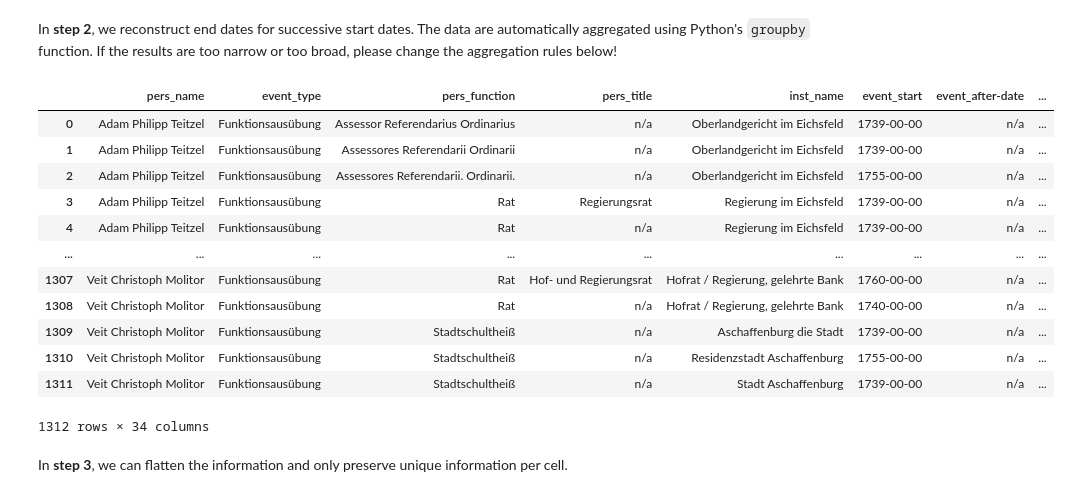
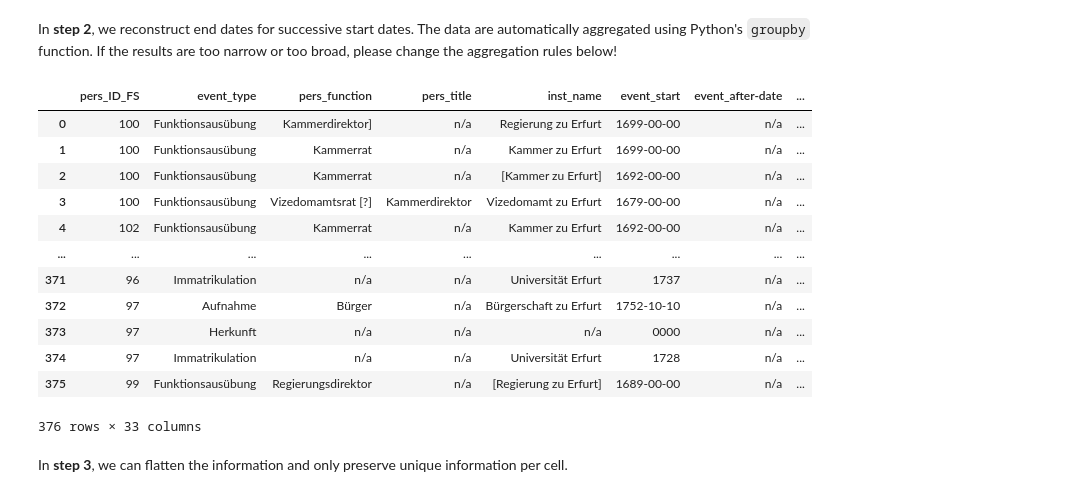
Before and after one commit to ieg-dhr/DigiKAR, a Jupyter notebook: JupyterNotebooks_DigiKAR/Factoids_Step2c_VerticalConsolidation_Staatskalender.ipynb, the cells around one changed output. Cells and saved outputs as stored; diff of their text form; code cells hidden in the pictures.

```diff
--- a/JupyterNotebooks_DigiKAR/Factoids_Step2c_VerticalConsolidation_Staatskalender.ipynb
+++ b/JupyterNotebooks_DigiKAR/Factoids_Step2c_VerticalConsolidation_Staatskalender.ipynb
@@ -51,7 +51,8 @@ factoid_paths=["https://github.com/ieg-dhr/DigiKAR/raw/main/Sample%20Data/Factoi
                "https://github.com/ieg-dhr/DigiKAR/raw/main/Sample%20Data/FactoidList_1756er_Staatskalender_Meta_final_TEST-MB_FS1.xlsx",
                "https://github.com/ieg-dhr/DigiKAR/raw/main/Sample%20Data/FactoidList_1756er_Staatskalender_Meta_final_TEST-MB_FS2.xlsx",
                "https://github.com/ieg-dhr/DigiKAR/raw/main/Sample%20Data/FactoidList_1756er_Staatskalender_Meta_final_TEST-MB_FS3.xlsx",
-               "https://github.com/ieg-dhr/DigiKAR/raw/main/Sample%20Data/FactoidList_1756er_Staatskalender_Meta_final_TEST-MB_FS4.xlsx"
+               "https://github.com/ieg-dhr/DigiKAR/raw/main/Sample%20Data/FactoidList_1756er_Staatskalender_Meta_final_TEST-MB_FS4.xlsx",
+               "https://github.com/ieg-dhr/DigiKAR/raw/main/Sample%20Data/FactoidList_Erfassung_Erfurt_Master_2022-11-11_Kopie.xlsx"
                ]
 
 # define dataframe for final output
@@ -107,12 +108,13 @@ column_names = ["factoid_ID",
                 "source_site"]
 
 df2 = f_unique.reindex(columns=column_names)
-df2.fillna('n/a', inplace=True)
 
 # populate some of the empty columns with data
 
 df2.loc[:, "event_end"] = df2["event_start"]
-df2.loc[:, "event_type"] = ["Funktionsausübung"] * 31414
+#df2.loc[:, "event_type"] = ["Funktionsausübung"] * 37400 # add new column with standard event if column is completely absent!
+df2["event_type"] = df2["event_type"].replace({'n/a':'Funktionsausübung'}) # add standard event in places where no other event is indicated!
+df2.fillna('n/a', inplace=True) # fill remaining blanks with string to ensure that all cells can be processed in the same way!
 df2['source_combined'] = df2['source'].astype(str) + ': ' + df2['source_site'].astype(str)
 
 print("Done.")
@@ -120,4 +122,6 @@ print("Done.")
 # rename dataframe for next step
 
 display(df2)
+
+display(df2)
 # %% [output]
@@ -141,8 +158,9 @@ Done.
 # Merge input dataframe with dfs containing person IDs and geocoding
 
 ## Read person IDs from Github
-#infile1="####.xlsx" # has to contain pers_name column!
-#person_df = pd.read_excel(infile1)
+## columns: pers_ID_MB, pers_name, alternative_names, Unnamed: 4, name_new_fs, pers_ID_FS,poi, pers_name_corr, freq
+infile1="https://github.com/ieg-dhr/DigiKAR/raw/main/OntologyFiles/Factoid_PersonNames_merged.xlsx" # has to contain pers_name column!
+person_df = pd.read_excel(infile1)
 
 ## Read geocoding from Github
 infile2="https://github.com/ieg-dhr/DigiKAR/raw/main/OntologyFiles/Ortsontologie_Geocoded_gepr%C3%BCft.xlsx" # has to contain place_name column!
@@ -153,12 +171,18 @@ geo_df = pd.read_excel(infile2)
 from functools import reduce
 
 # define list of DataFrames
-dfs = [df2, geo_df] # dataframe list can be extended if necessary
+df_geocoded = [df2, geo_df] # dataframe list can be extended if necessary
 
 # merge all DataFrames into one
-final_df = reduce(lambda  left,right: pd.merge(left,right,on=['place_name']),dfs) # how='outer'
+merged_df1 = reduce(lambda  left,right: pd.merge(left,right,on=['place_name']),df_geocoded) # how='outer'
 
-display(final_df)
+# define list of DataFrames
+df_withIDs = [merged_df1, person_df] # dataframe list can be extended if necessary
+
+# merge all DataFrames into one
+merged_df2 = reduce(lambda  left,right: pd.merge(left,right,on=['pers_name', "alternative_names"]),df_withIDs) # how='outer'
+
+display(merged_df2)
 
 ## Write new table to excel file (optional)
 
@@ -185,53 +209,52 @@ In **step 2**, we reconstruct end dates for successive start dates. The data are
 # code updated after problem with merged columns
 # see discussion on Stackoverflow: https://stackoverflow.com/questions/76558443/column-remains-empty-when-using-map-with-dictionary-in-pandas-dataframe/76558586#76558586
 
-grouped_df = final_df.groupby(['pers_name', 'event_type', "pers_function", "pers_title", "inst_name", "place_name"], as_index=False).agg(
+grouped_df = merged_df2.groupby(['pers_ID_FS', 'event_type', "pers_function", "pers_title", "inst_name", "place_name"], as_index=False).agg(
                                                          {'event_start': 'min',
                                                           "event_after-date":'min',
                                                           "event_before-date":'max',
                                                           "event_end":'max',
                                                           "factoid_ID":list,
+                                                          "pers_ID_MB":list,
+                                                          "pers_name":list,
                                                           "alternative_names":list,
-                                                          "pers_ID":list,
+                                                          "Unnamed: 4":list,
+                                                          "name_new_fs":list,
+                                                          "pers_name_corr":list,
                                                           "rel_pers":list,
                                                           "source_quotations":list,
                                                           "additional_info":list,
                                                           "comment":list,
                                                           "info_dump":list,
                                                           "source_combined":list,
                                                           "event_value":list,
                                                           "place_name":list,
                                                           "address":list,
-                                                          "suffix":list,
-                                                          "community":list,
-                                                          "region_1":list,
-                                                          "region_2":list,
-                                                          "continent":list,
                                                           "addresses_full":list,
                                                           "ids":list,
                                                           "geonames address":list,
                                                           "latitudes":list,
                                                           "longitudes":list,
                                                           "lat":list,
                                                           "lng":list,
                                                           "Google address":list
                                                           })
 
 display(grouped_df)
 # %% [output]
-|  | pers_name | event_type | pers_function | pers_title | inst_name | event_start | event_after-date | ... |
-| 0 | Adam Philipp Teitzel | Funktionsausübung | Assessor Referendarius Ordinarius | n/a | Oberlandgericht im Eichsfeld | 1739-00-00 | n/a | ... |
-| 1 | Adam Philipp Teitzel | Funktionsausübung | Assessores Referendarii Ordinarii | n/a | Oberlandgericht im Eichsfeld | 1739-00-00 | n/a | ... |
-| 2 | Adam Philipp Teitzel | Funktionsausübung | Assessores Referendarii. Ordinarii. | n/a | Oberlandgericht im Eichsfeld | 1755-00-00 | n/a | ... |
-| 3 | Adam Philipp Teitzel | Funktionsausübung | Rat | Regierungsrat | Regierung im Eichsfeld | 1739-00-00 | n/a | ... |
-| 4 | Adam Philipp Teitzel | Funktionsausübung | Rat | n/a | Regierung im Eichsfeld | 1739-00-00 | n/a | ... |
+|  | pers_ID_FS | event_type | pers_function | pers_title | inst_name | event_start | event_after-date | ... |
+| 0 | 100 | Funktionsausübung | Kammerdirektor] | n/a | Regierung zu Erfurt | 1699-00-00 | n/a | ... |
+| 1 | 100 | Funktionsausübung | Kammerrat | n/a | Kammer zu Erfurt | 1699-00-00 | n/a | ... |
+| 2 | 100 | Funktionsausübung | Kammerrat | n/a | [Kammer zu Erfurt] | 1692-00-00 | n/a | ... |
+| 3 | 100 | Funktionsausübung | Vizedomamtsrat [?] | Kammerdirektor | Vizedomamt zu Erfurt | 1679-00-00 | n/a | ... |
+| 4 | 102 | Funktionsausübung | Kammerrat | n/a | Kammer zu Erfurt | 1692-00-00 | n/a | ... |
 | ... | ... | ... | ... | ... | ... | ... | ... | ... |
-| 1307 | Veit Christoph Molitor | Funktionsausübung | Rat | Hof- und Regierungsrat | Hofrat / Regierung, gelehrte Bank | 1760-00-00 | n/a | ... |
-| 1308 | Veit Christoph Molitor | Funktionsausübung | Rat | n/a | Hofrat / Regierung, gelehrte Bank | 1740-00-00 | n/a | ... |
-| 1309 | Veit Christoph Molitor | Funktionsausübung | Stadtschultheiß | n/a | Aschaffenburg die Stadt | 1739-00-00 | n/a | ... |
-| 1310 | Veit Christoph Molitor | Funktionsausübung | Stadtschultheiß | n/a | Residenzstadt Aschaffenburg | 1755-00-00 | n/a | ... |
-| 1311 | Veit Christoph Molitor | Funktionsausübung | Stadtschultheiß | n/a | Stadt Aschaffenburg | 1739-00-00 | n/a | ... |
+| 371 | 96 | Immatrikulation | n/a | n/a | Universität Erfurt | 1737 | n/a | ... |
+| 372 | 97 | Aufnahme | Bürger | n/a | Bürgerschaft zu Erfurt | 1752-10-10 | n/a | ... |
+| 373 | 97 | Herkunft | n/a | n/a | n/a | 0000 | n/a | ... |
+| 374 | 97 | Immatrikulation | n/a | n/a | Universität Erfurt | 1728 | n/a | ... |
+| 375 | 99 | Funktionsausübung | Regierungsdirektor | n/a | [Regierung zu Erfurt] | 1689-00-00 | n/a | ... |
-1312 rows × 34 columns
+376 rows × 33 columns
 # %% [markdown]
 In **step 3**, we can flatten the information and only preserve unique information per cell.
 # %%
```
Also changed, not shown: parts of 7 cells of this notebook.
